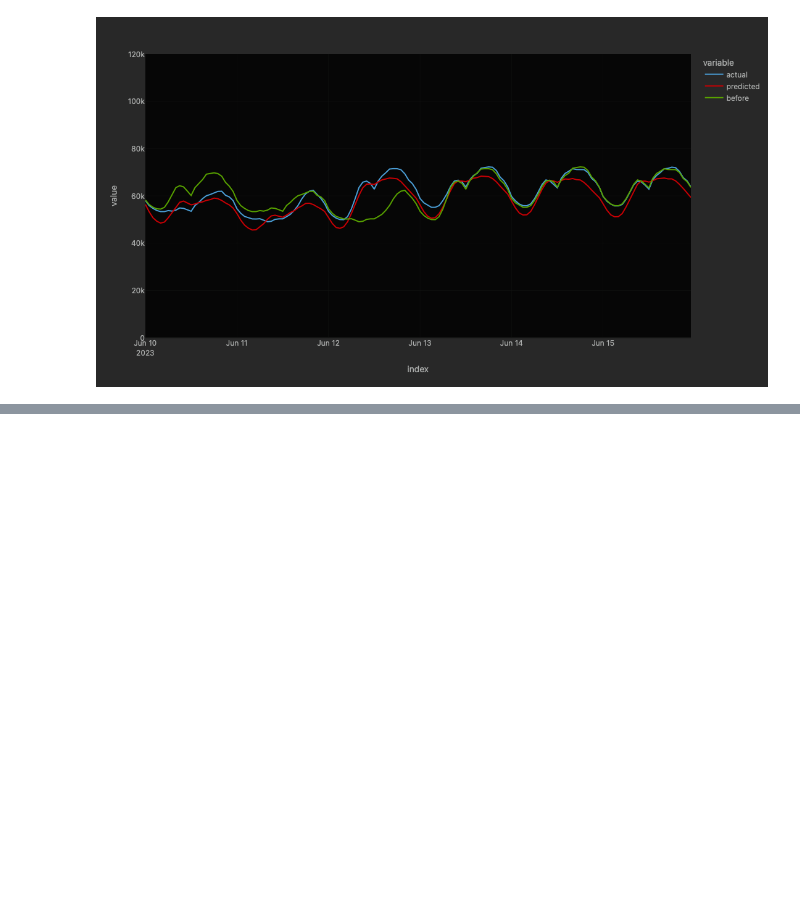
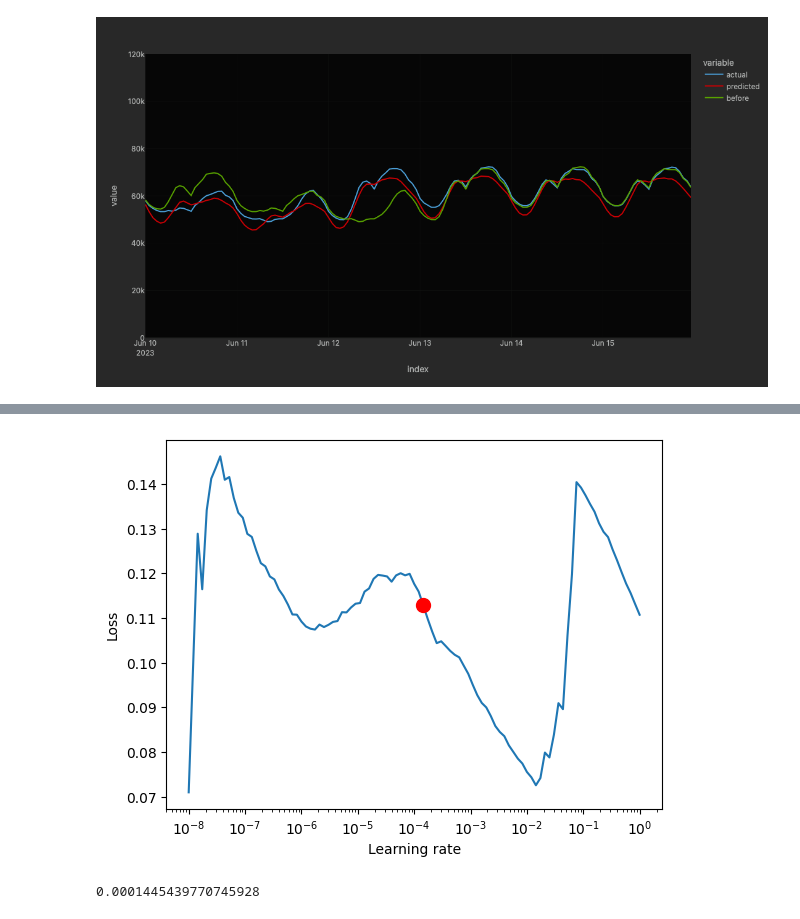
Before and after one commit to unchil/PythonProjects, a Jupyter notebook: timeSerise/PowerSD_Lightning.ipynb, the cells around one changed output, grey strips where cells are left out. Cells and saved outputs as stored; diff of their text form; code cells hidden in the pictures; blank space fills up the shorter version.

```diff
--- a/timeSerise/PowerSD_Lightning.ipynb
+++ b/timeSerise/PowerSD_Lightning.ipynb
@@ -89,6 +89,7 @@ class PowerDemandDataModule(L.LightningDataModule):
         self.data_dir = data_dir
         self.file_name = file_name
         self.transformer_demand = MinMaxScaler()
+        self.batch_size = BATCH_SIZE
         #URL = f'{self.data_dir}/{self.file_name}'
         #self.df_data = pd.read_csv(URL, parse_dates=['date_time'], index_col='date_time')
        # self.transformer_demand.fit( self.df_data[['demand']] )
@@ -133,16 +134,16 @@ class PowerDemandDataModule(L.LightningDataModule):
 
 
     def train_dataloader(self):
-        return DataLoader( self.get_dataset('train'), batch_size=BATCH_SIZE )
+        return DataLoader( self.get_dataset('train'), batch_size=self.batch_size )
 
     def val_dataloader(self):
-        return DataLoader( self.get_dataset('val'), batch_size=BATCH_SIZE )
+        return DataLoader( self.get_dataset('val'), batch_size=self.batch_size )
 
     def test_dataloader(self):
-        return DataLoader( self.get_dataset('test'), batch_size=BATCH_SIZE )
+        return DataLoader( self.get_dataset('test'), batch_size=self.batch_size )
 
     def predict_dataloader(self):
-        return DataLoader( self.get_dataset('predict'), batch_size=BATCH_SIZE )
+        return DataLoader( self.get_dataset('predict'), batch_size=self.batch_size )
 
 
     def teardown(self, stage: str):
@@ -206,6 +207,15 @@ class PowerDemandPrediction(L.LightningModule):
         loss = self.loss(output, targets)
         self.log('val_loss', loss, prog_bar=True)
 
+
+    def test_step(self, test_batch, batch_idx):
+        features, targets = test_batch
+        output = self(features)
+        output = output.view(-1)
+        loss = self.loss(output, targets)
+        self.log('test_loss', loss, prog_bar=True)
+
+
     def predict_step(self, batch, batch_idx):
         features, targets = batch
         result = self(features)
@@ -417,3 +426,11 @@ fig.update_layout(yaxis_range=[0, 120000])
 fig.show()
 # %% [output]
 [figure]
+# %%
+from lightning.pytorch.tuner import Tuner
+
+trainer = L.Trainer( logger=logger, precision="16", max_epochs=10, accelerator='mps', devices=1)
+tuner = Tuner(trainer)
+
+lr_finder = tuner.lr_find(model, dm)
+print(lr_finder.results)
@@ -419,0 +460,10 @@ fig.show()
+# %%
+fig = lr_finder.plot(suggest=True)
+fig.show()
+# %% [output]
+[figure, added]
+# %%
+new_lr = lr_finder.suggestion()
+print(new_lr)
+# %% [output]
+0.0001445439770745928
```
Also changed, not shown: parts of 2 cells of this notebook.
